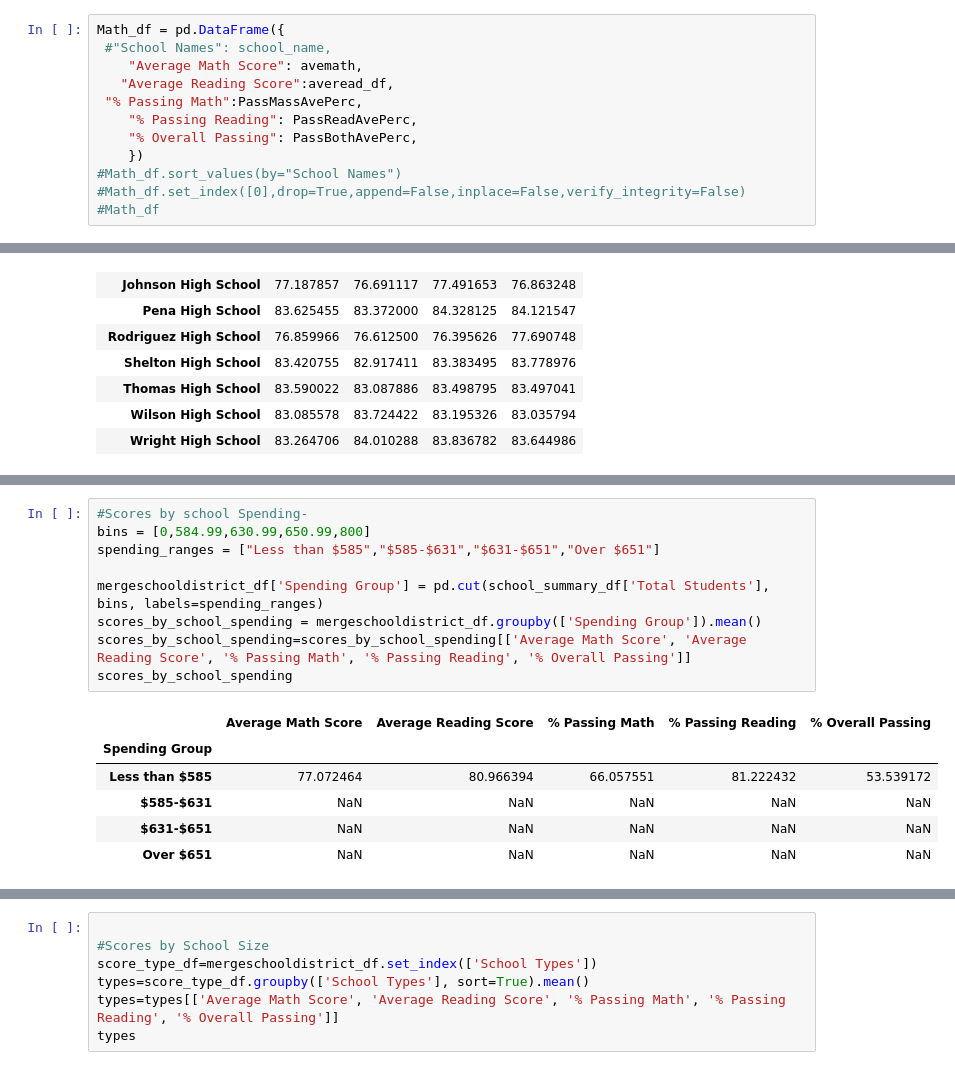
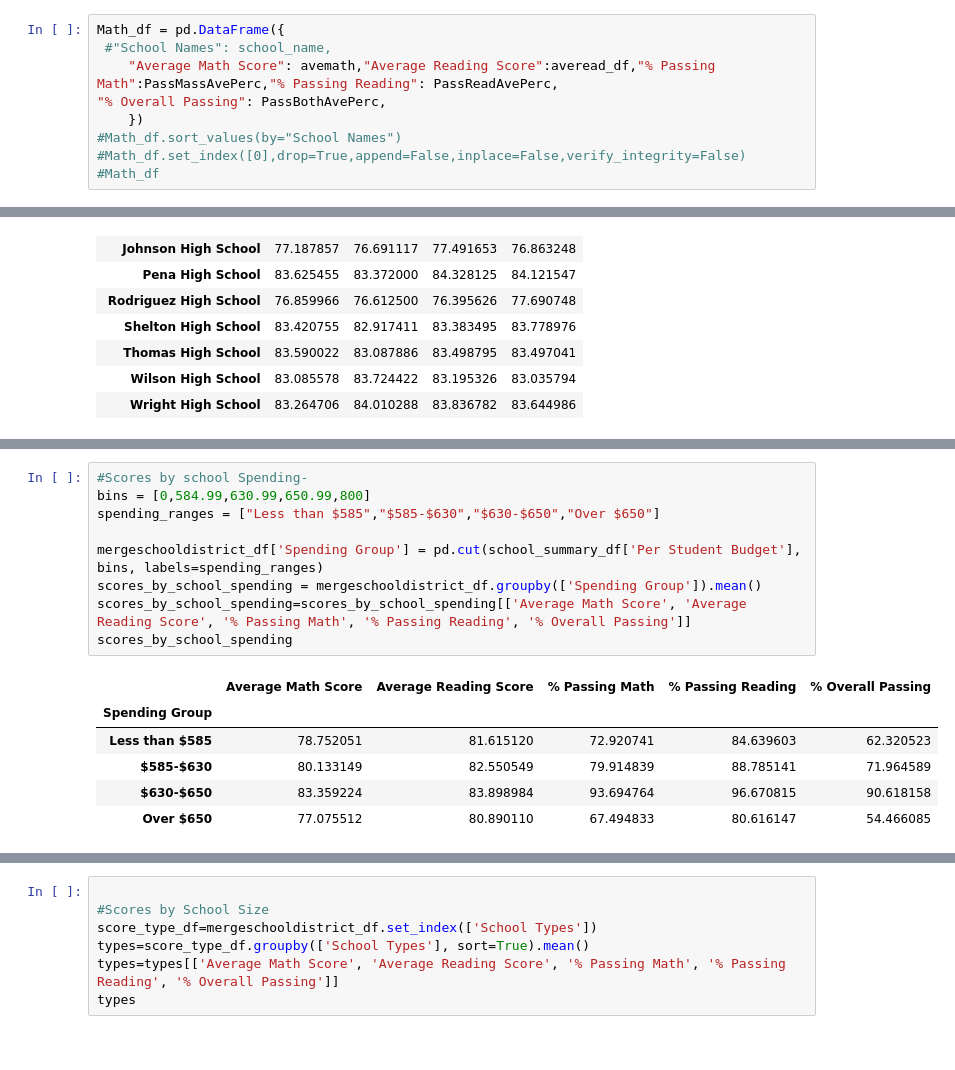
Before and after one commit to Cosette3737/Pandas-Challenge, a Jupyter notebook: PandasPyschool.ipynb, the cells around one changed output, grey strips where cells are left out. Cells and saved outputs as stored; diff of their text form.

```diff
--- a/PandasPyschool.ipynb
+++ b/PandasPyschool.ipynb
@@ -137,11 +137,8 @@ school_summary_df= pd.DataFrame({
 # %%
 Math_df = pd.DataFrame({
  #"School Names": school_name,
-    "Average Math Score": avemath,
-   "Average Reading Score":averead_df,
- "% Passing Math":PassMassAvePerc,
-    "% Passing Reading": PassReadAvePerc,
-    "% Overall Passing": PassBothAvePerc,
+    "Average Math Score": avemath,"Average Reading Score":averead_df,"% Passing Math":PassMassAvePerc,"% Passing Reading": PassReadAvePerc,
+"% Overall Passing": PassBothAvePerc,
     })
 #Math_df.sort_values(by="School Names")
 #Math_df.set_index([0],drop=True,append=False,inplace=False,verify_integrity=False)
@@ -260,19 +257,19 @@ reading_score_df
 # %%
 #Scores by school Spending-
 bins = [0,584.99,630.99,650.99,800]
-spending_ranges = ["Less than $585","$585-$631","$631-$651","Over $651"]
+spending_ranges = ["Less than $585","$585-$630","$630-$650","Over $650"]
 
-mergeschooldistrict_df['Spending Group'] = pd.cut(school_summary_df['Total Students'], bins, labels=spending_ranges)
+mergeschooldistrict_df['Spending Group'] = pd.cut(school_summary_df['Per Student Budget'], bins, labels=spending_ranges)
 scores_by_school_spending = mergeschooldistrict_df.groupby(['Spending Group']).mean()
 scores_by_school_spending=scores_by_school_spending[['Average Math Score', 'Average Reading Score', '% Passing Math', '% Passing Reading', '% Overall Passing']]
 scores_by_school_spending
 # %% [output]
 |  | Average Math Score | Average Reading Score | % Passing Math | % Passing Reading | % Overall Passing |
 | Spending Group |  |  |  |  |  |
-| Less than $585 | 77.072464 | 80.966394 | 66.057551 | 81.222432 | 53.539172 |
-| $585-$631 | NaN | NaN | NaN | NaN | NaN |
-| $631-$651 | NaN | NaN | NaN | NaN | NaN |
-| Over $651 | NaN | NaN | NaN | NaN | NaN |
+| Less than $585 | 78.752051 | 81.615120 | 72.920741 | 84.639603 | 62.320523 |
+| $585-$630 | 80.133149 | 82.550549 | 79.914839 | 88.785141 | 71.964589 |
+| $630-$650 | 83.359224 | 83.898984 | 93.694764 | 96.670815 | 90.618158 |
+| Over $650 | 77.075512 | 80.890110 | 67.494833 | 80.616147 | 54.466085 |
 # %%
 #SCores by Size
 #bins
```
Also changed, not shown: parts of 2 cells of this notebook.
